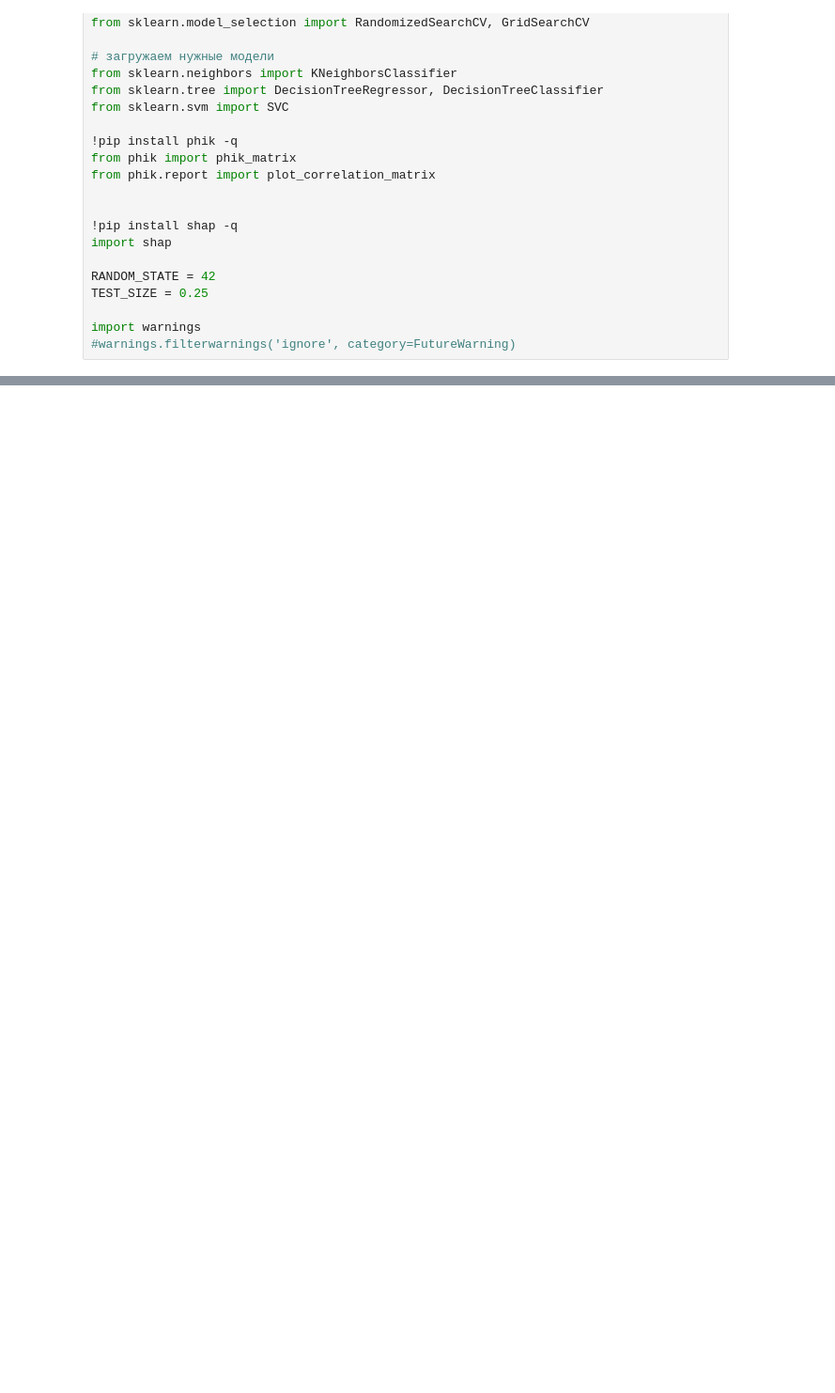
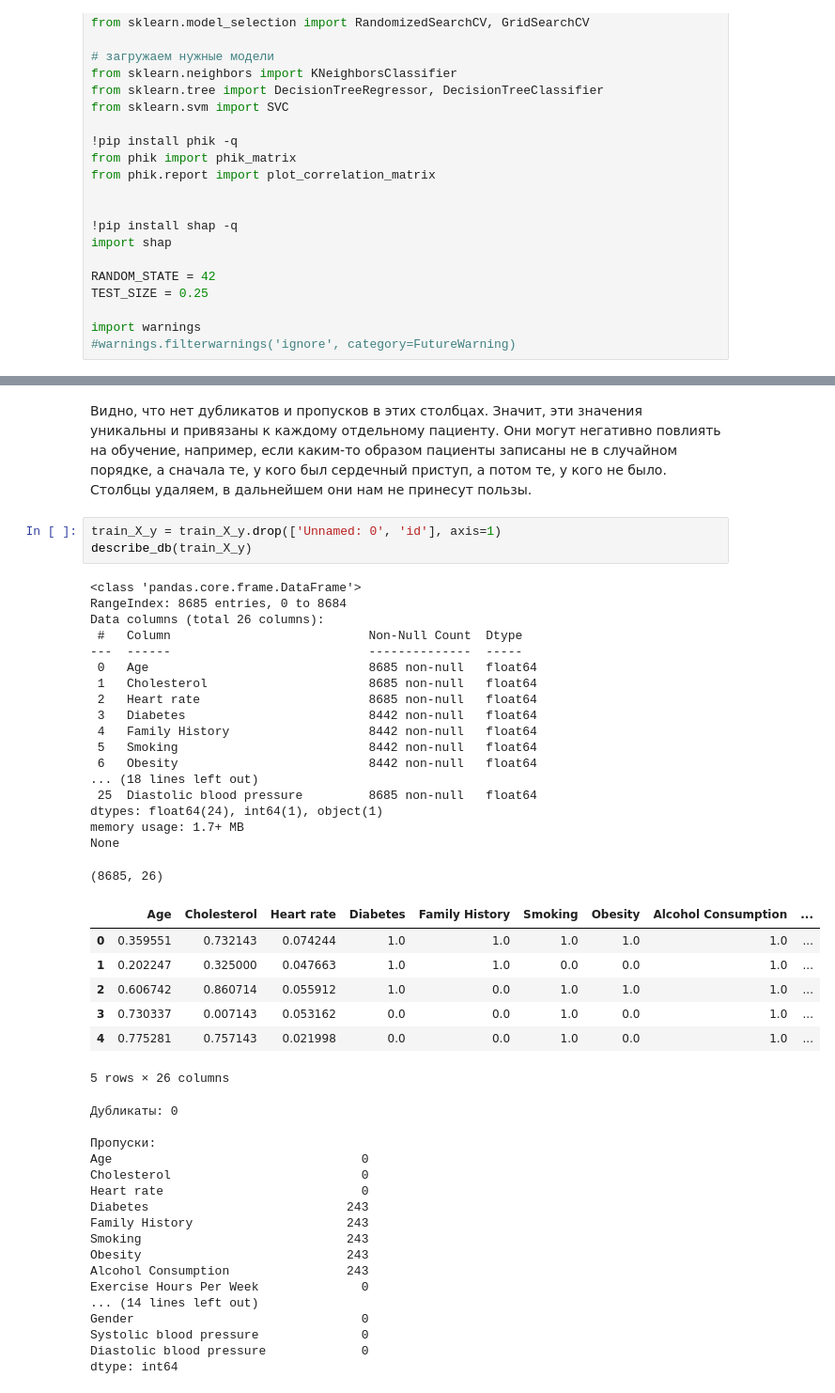
Before and after one commit to olga-tor/Heart_attack, a Jupyter notebook: Project_heart_atttack.ipynb, the cells around one changed output, grey strips where cells are left out. Shown at 94% size. Saved outputs shown, nothing was run; the diff lists cells and outputs as text; blank space fills up the shorter version.

```diff
--- a/Project_heart_atttack.ipynb
+++ b/Project_heart_atttack.ipynb
@@ -72,0 +202,48 @@ import warnings
+# %% [markdown]
+Видно, что нет дубликатов и пропусков в этих столбцах. Значит, эти значения уникальны и привязаны к каждому отдельному пациенту. Они могут негативно повлиять на обучение, например, если каким-то образом пациенты записаны не в случайном порядке, а сначала те, у кого был сердечный приступ, а потом те, у кого не было. Столбцы удаляем, в дальнейшем они нам не принесут пользы.
+# %%
+train_X_y = train_X_y.drop(['Unnamed: 0', 'id'], axis=1)
+describe_db(train_X_y)
+# %% [output]
+<class 'pandas.core.frame.DataFrame'>
+RangeIndex: 8685 entries, 0 to 8684
+Data columns (total 26 columns):
+ #   Column                           Non-Null Count  Dtype
+---  ------                           --------------  -----
+ 0   Age                              8685 non-null   float64
+ 1   Cholesterol                      8685 non-null   float64
+ 2   Heart rate                       8685 non-null   float64
+ 3   Diabetes                         8442 non-null   float64
+ 4   Family History                   8442 non-null   float64
+ 5   Smoking                          8442 non-null   float64
+ 6   Obesity                          8442 non-null   float64
+... (18 lines left out)
+ 25  Diastolic blood pressure         8685 non-null   float64
+dtypes: float64(24), int64(1), object(1)
+memory usage: 1.7+ MB
+None
+(8685, 26)
+|  | Age | Cholesterol | Heart rate | Diabetes | Family History | Smoking | Obesity | Alcohol Consumption | ... |
+| 0 | 0.359551 | 0.732143 | 0.074244 | 1.0 | 1.0 | 1.0 | 1.0 | 1.0 | ... |
+| 1 | 0.202247 | 0.325000 | 0.047663 | 1.0 | 1.0 | 0.0 | 0.0 | 1.0 | ... |
+| 2 | 0.606742 | 0.860714 | 0.055912 | 1.0 | 0.0 | 1.0 | 1.0 | 1.0 | ... |
+| 3 | 0.730337 | 0.007143 | 0.053162 | 0.0 | 0.0 | 1.0 | 0.0 | 1.0 | ... |
+| 4 | 0.775281 | 0.757143 | 0.021998 | 0.0 | 0.0 | 1.0 | 0.0 | 1.0 | ... |
+5 rows × 26 columns
+Дубликаты: 0
+
+Пропуски:
+Age                                  0
+Cholesterol                          0
+Heart rate                           0
+Diabetes                           243
+Family History                     243
+Smoking                            243
+Obesity                            243
+Alcohol Consumption                243
+Exercise Hours Per Week              0
+... (14 lines left out)
+Gender                               0
+Systolic blood pressure              0
+Diastolic blood pressure             0
+dtype: int64
```
Also changed, not shown: parts of 21 cells of this notebook.
